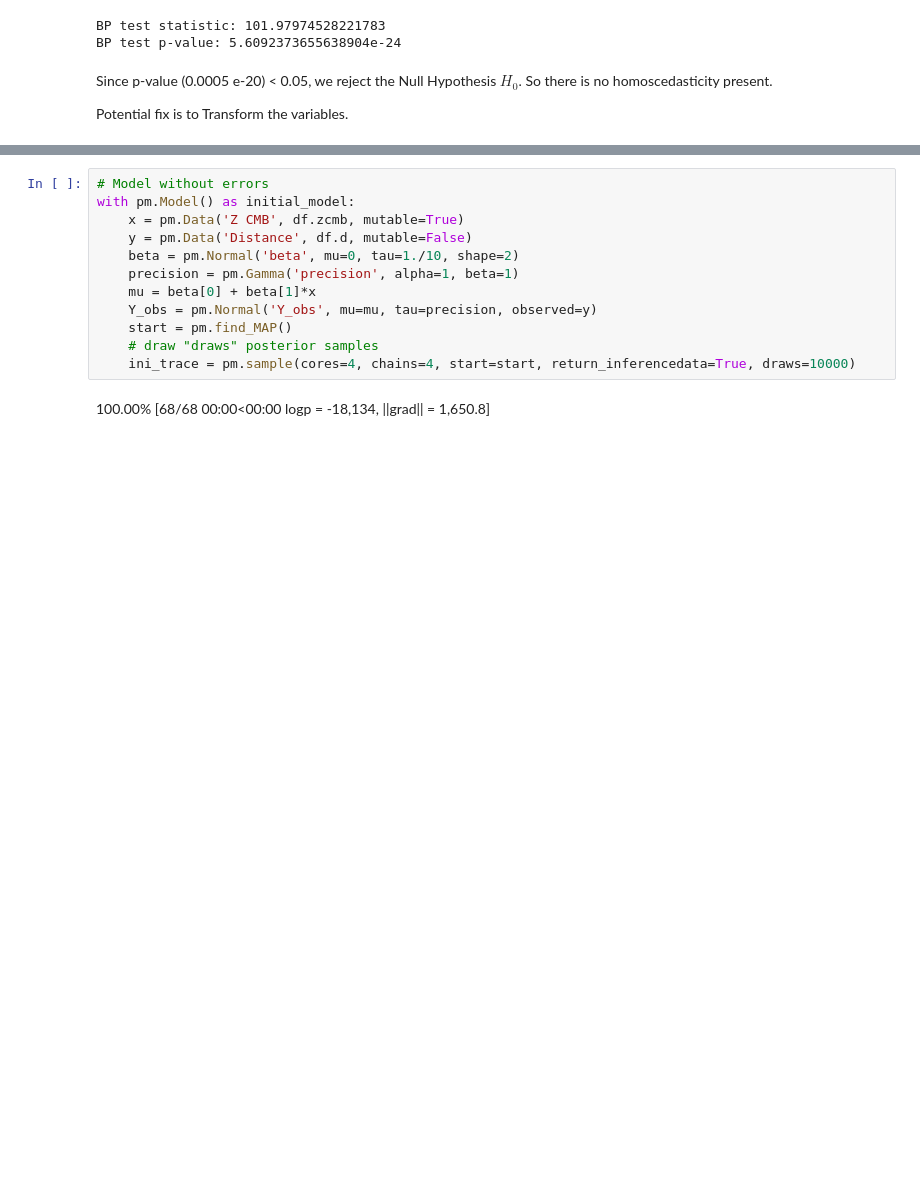
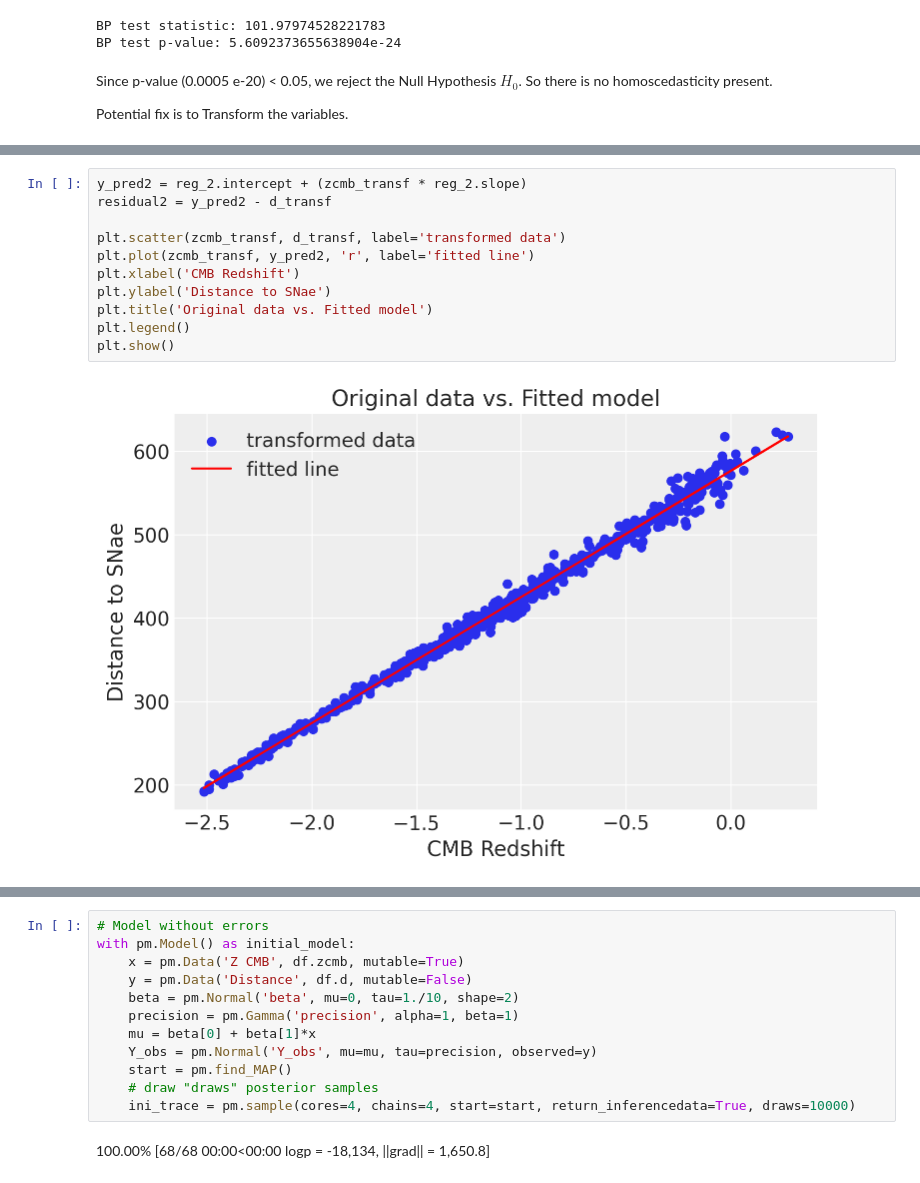
Before and after one commit to Raghuram-Veeramallu/Astro_Stat_Project2, a Jupyter notebook: Project2_Group3.ipynb, the cells around one changed output, grey strips where cells are left out. Cells and saved outputs as stored; diff of their text form; blank space fills up the shorter version.

```diff
--- a/Project2_Group3.ipynb
+++ b/Project2_Group3.ipynb
@@ -206,0 +245,13 @@ Potential fix is to Transform the variables.
+# %%
+y_pred2 = reg_2.intercept + (zcmb_transf * reg_2.slope)
+residual2 = y_pred2 - d_transf
+
+plt.scatter(zcmb_transf, d_transf, label='transformed data')
+plt.plot(zcmb_transf, y_pred2, 'r', label='fitted line')
+plt.xlabel('CMB Redshift')
+plt.ylabel('Distance to SNae')
+plt.title('Original data vs. Fitted model')
+plt.legend()
+plt.show()
+# %% [output]
+[figure, added]
```
Also changed, not shown: parts of 12 cells of this notebook.
